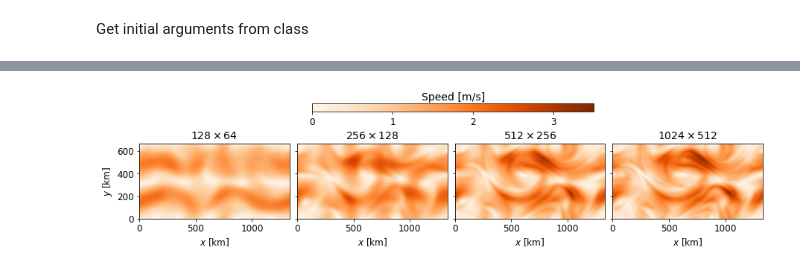
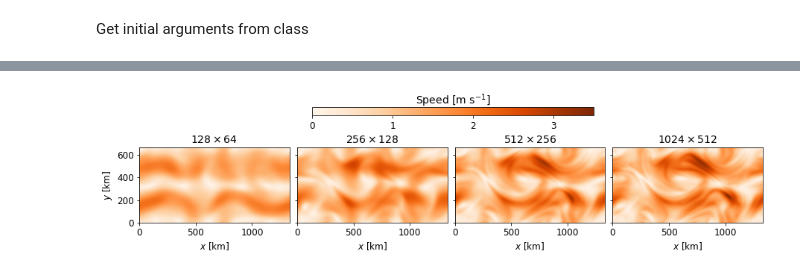
Before and after one commit to sintefmath/multilevelDA, a Jupyter notebook: notebooks/DoubleJet-Resolutions4paper.ipynb, the cells around one changed output, grey strips where cells are left out. Saved outputs shown, nothing was run; the diff lists cells and outputs as text; code cells hidden in the pictures.

Commit message:
changing labels

```diff
--- a/notebooks/DoubleJet-Resolutions4paper.ipynb
+++ b/notebooks/DoubleJet-Resolutions4paper.ipynb
@@ -159,32 +148,32 @@ for l_idx in range(len(ls)):
     V = np.sqrt(u**2 + v**2).repeat(2**(len(ls)-1-l_idx),0).repeat(2**(len(ls)-1-l_idx),1)
 
     extent = [0, doubleJetCase_args["dx"]*doubleJetCase_args["nx"]/1000, 0, doubleJetCase_args["dy"]*doubleJetCase_args["ny"]/1000]
 
     ax = plt.subplot(gs[l_idx])
     ax.set_title(r"$"+str(u.shape[1])+r"\times "+str(u.shape[0])+r"$", fontsize=14)
     ax.set_xlabel(r"$x$ [km]", fontsize=12)
     ax.tick_params(axis='x', labelsize=12)
     ax.tick_params(axis='y', labelsize=12)
 
     if l_idx>0:
         ax.set_yticklabels([])
     else:
         ax.set_ylabel(r"$y$ [km]", fontsize=12)
     im = ax.imshow(V, extent=extent, cmap=plt.cm.Oranges, vmin=0.0, vmax=3.5)
 
 
 cbar_ax = fig.add_axes([0.34, 0.9, 0.35, 0.05])  # Position and dimensions of the colorbar
 cbar = fig.colorbar(im, cax=cbar_ax, orientation='horizontal',  ticks=[0, 1, 2, 3])
-cbar.set_label(label="Speed [m/s]", size=14)#, labelpad=-50)
+cbar.set_label(label=r"Speed [$\mathrm{m}~\mathrm{s}^{-1}$]", size=14)#, labelpad=-50)
 
 cbar.ax.xaxis.set_ticks_position('bottom')
 cbar.ax.xaxis.set_label_position('top')
 
 cbar.ax.tick_params(labelsize=12)
 
 # Adjust layout for better spacing
 plt.tight_layout()
 
 plt.savefig("DoubleJet-Resolutions4paper.pdf", bbox_inches="tight", dpi=300)
 # %% [output]
-[figure, old version]
+[figure, new version]
```
Also changed, not shown: parts of 2 cells of this notebook, 5 other files.
